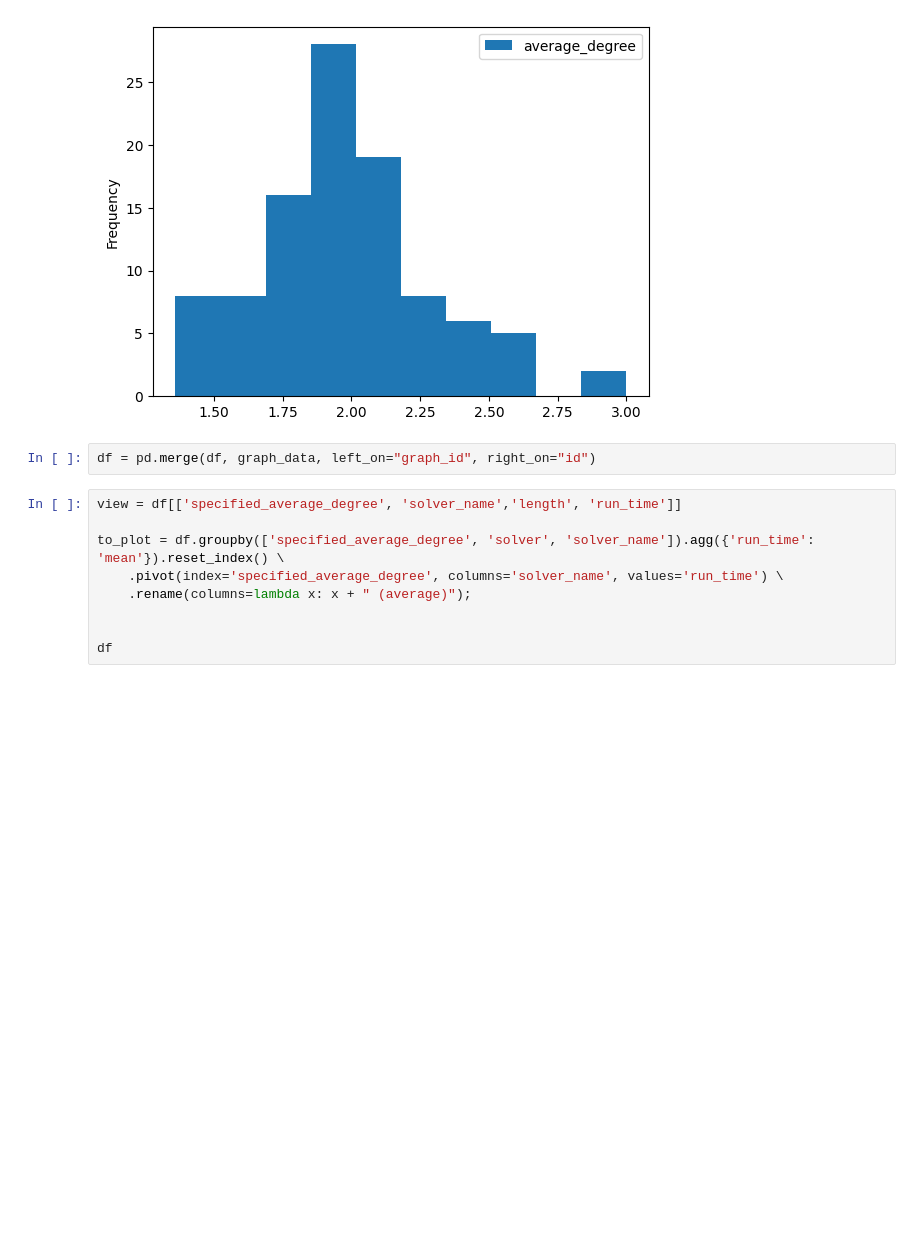
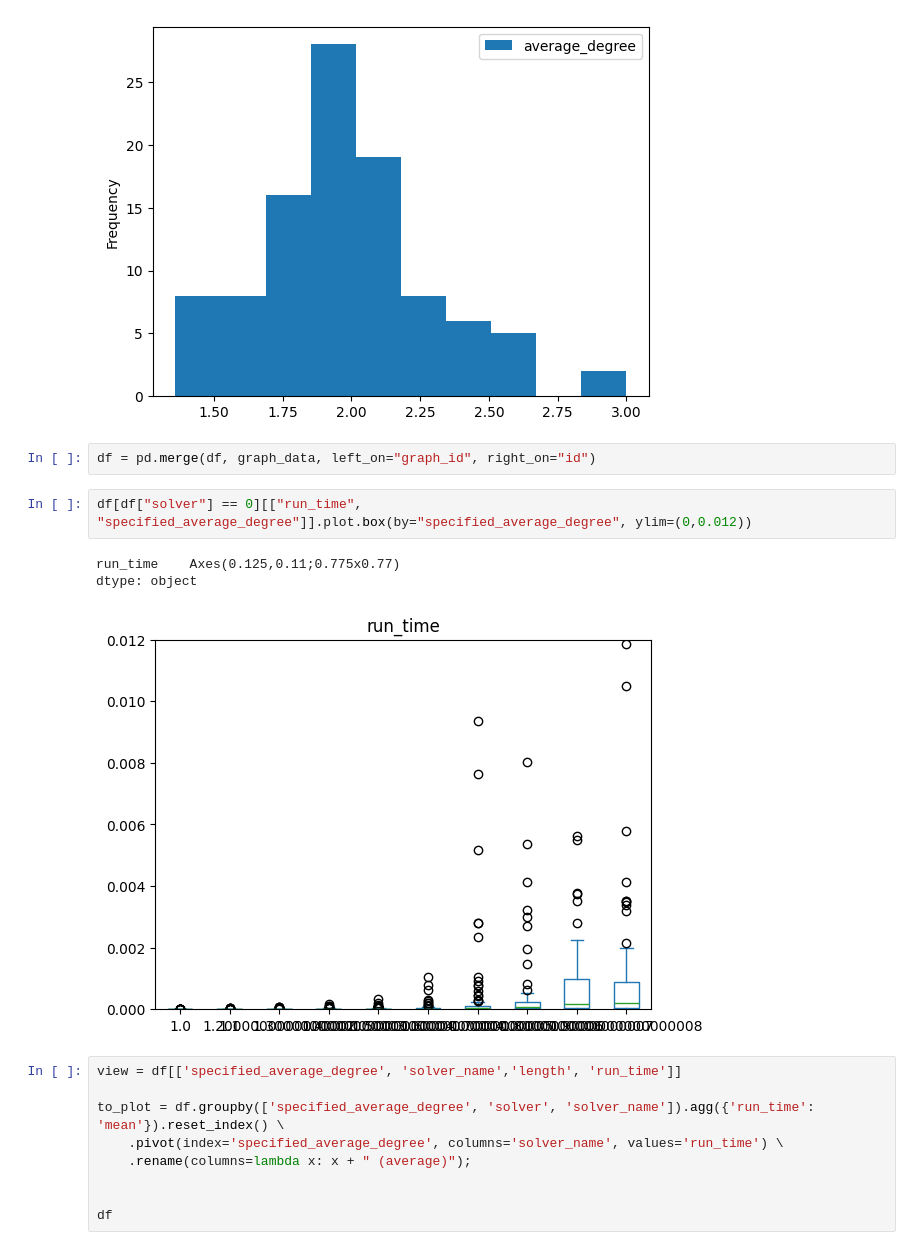
Before and after one commit to blinkybool/LongestPath, a Jupyter notebook: notebooks/benchmarking_average_degree.ipynb, the cells around one changed output. Saved outputs shown, nothing was run; the diff lists cells and outputs as text; blank space fills up the shorter version.

```diff
--- a/notebooks/benchmarking_average_degree.ipynb
+++ b/notebooks/benchmarking_average_degree.ipynb
@@ -89,6 +89,12 @@ graph_data[graph_data["specified_average_degree"] == 1.0][["average_degree"]].pl
 [figure]
 # %%
 df = pd.merge(df, graph_data, left_on="graph_id", right_on="id")
+# %%
+df[df["solver"] == 0][["run_time", "specified_average_degree"]].plot.box(by="specified_average_degree", ylim=(0,0.012))
+# %% [output]
+run_time    Axes(0.125,0.11;0.775x0.77)
+dtype: object
+[figure, added]
 # %%
 view = df[['specified_average_degree', 'solver_name','length', 'run_time']]
 
```
Also changed, not shown: 1 other file.
